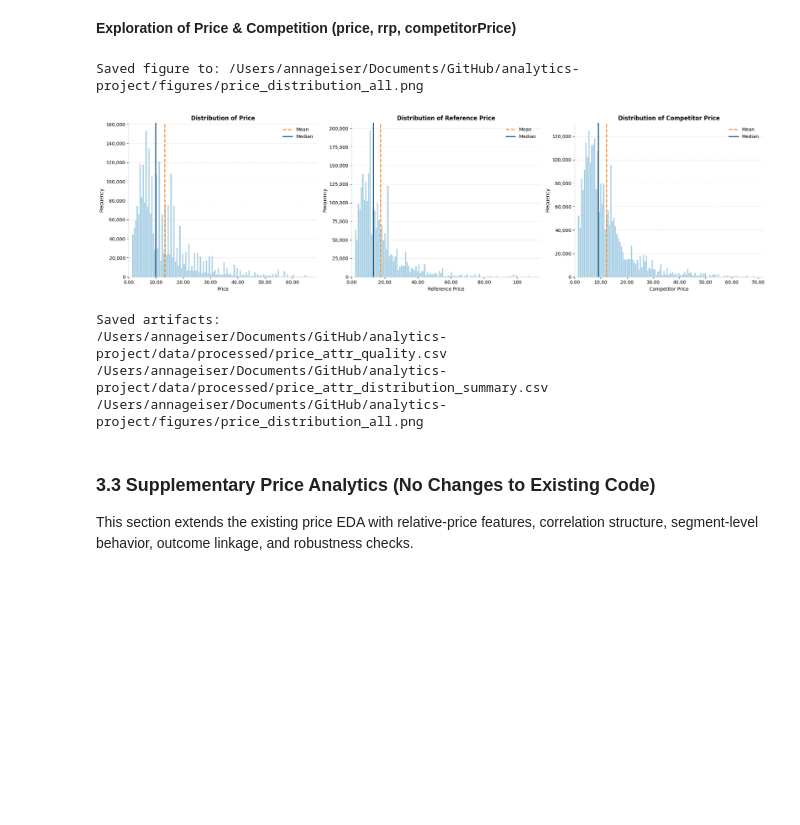
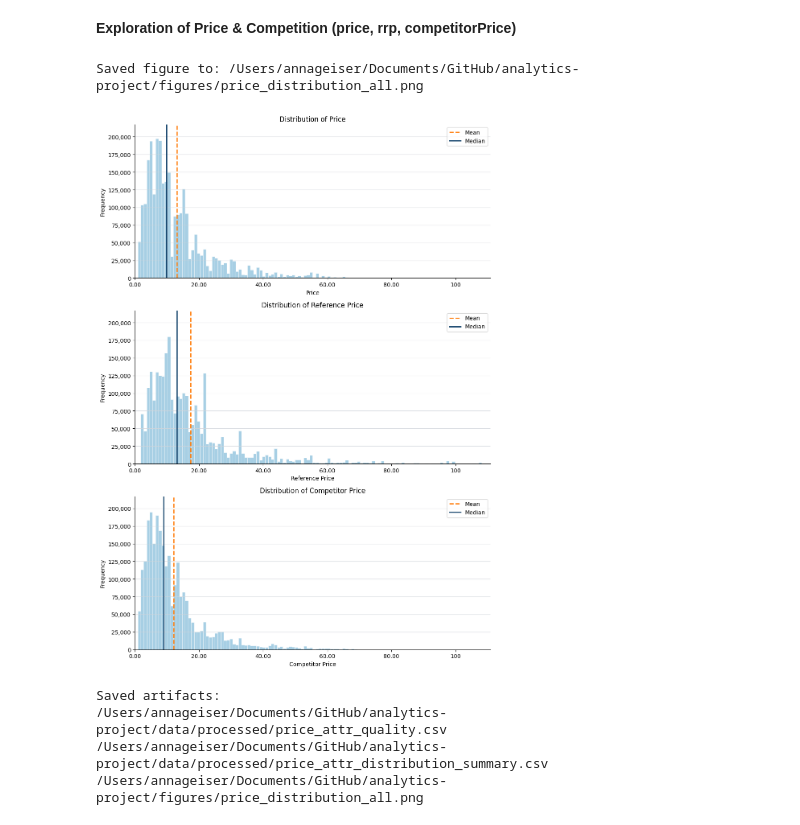
Before and after one commit to annageiser/analytics-project, a Jupyter notebook: main.ipynb, the cells around one changed output. Drawn from its saved outputs; the diff is of its cells as text; code cells hidden in the pictures; blank space fills up the shorter version.

Commit message:
Refactor code structure for improved readability and maintainability

```diff
--- a/main.ipynb
+++ b/main.ipynb
@@ -1186,7 +1186,7 @@ FIGURES_DIR.mkdir(parents=True, exist_ok=True)
 quality_tbl.to_csv(PROCESSED_DIR / "price_attr_quality.csv", index=False)
 summary_tbl.to_csv(PROCESSED_DIR / "price_attr_distribution_summary.csv", index=False)
 
-# 4) One combined figure with three side-by-side distributions
+# 4) One combined figure with three stacked distributions
 title_map = {
     "price": "Distribution of Price",
     "rrp": "Distribution of Reference Price",
@@ -1217,13 +1217,35 @@ for c in ATTRIBUTES:
         {
             "attribute": c,
             "series": plot_s,
-            "bins": fd_bin_count(plot_s.to_numpy()),
             "mean": float(plot_s.mean()),
             "median": float(plot_s.median()),
         }
     )
 
-fig, axes = plt.subplots(1, len(ATTRIBUTES), figsize=(20, 5.5))
+# Keep one common x-axis range across all three plots
+x_candidates = [float(spec["series"].max()) for spec in plot_specs if not spec["series"].empty]
+global_xmax = max(x_candidates) if x_candidates else 1.0
+if not np.isfinite(global_xmax) or global_xmax <= 0:
+    global_xmax = 1.0
+x_limit = global_xmax * 1.02
+
+# Keep one common bin width (same bin edges) across all three plots
+combined_values = np.concatenate([spec["series"].to_numpy() for spec in plot_specs if not spec["series"].empty])
+common_bins = fd_bin_count(combined_values, min_bins=30, max_bins=120) if combined_values.size else 30
+common_bins = max(common_bins, 1)
+common_bin_edges = np.linspace(0, x_limit, common_bins + 1)
+
+# Keep one common y-axis scale across all three plots
+global_ymax = 0
+for spec in plot_specs:
+    counts, _ = np.histogram(spec["series"], bins=common_bin_edges)
+    if counts.size:
+        global_ymax = max(global_ymax, int(counts.max()))
+if global_ymax <= 0:
+    global_ymax = 1
+y_limit = global_ymax * 1.10
+
+fig, axes = plt.subplots(len(ATTRIBUTES), 1, figsize=(10, 14), sharey=True, sharex=True)
 fig.patch.set_facecolor("white")
 
 if len(ATTRIBUTES) == 1:
@@ -1236,7 +1258,7 @@ for ax, spec in zip(axes, plot_specs):
     ax.set_facecolor("white")
     ax.hist(
         plot_s,
-        bins=spec["bins"],
+        bins=common_bin_edges,
         color=viz["primary_light"],
         alpha=0.9,
         edgecolor="white",
@@ -1244,40 +1266,39 @@ for ax, spec in zip(axes, plot_specs):
     )
 
     ax.axvline(spec["mean"], color=viz["highlight"], linestyle="--", linewidth=2, label="Mean")
     ax.axvline(spec["median"], color=viz["primary_dark"], linestyle="-", linewidth=2, label="Median")
 
     ax.set_title(title_map[c])
     ax.set_xlabel(x_label_map[c])
     ax.set_ylabel("Frequency")
-    ax.set_xlim(left=0)
+    ax.set_xlim(0, x_limit)
+    ax.set_ylim(0, y_limit)
 
     ax.spines["top"].set_visible(False)
     ax.spines["right"].set_visible(False)
     ax.grid(axis="y", alpha=0.8, color=viz["neutral_light"])
     ax.yaxis.set_major_formatter(FuncFormatter(lambda v, _: f"{int(v):,}"))
     ax.xaxis.set_major_formatter(FuncFormatter(readable_x))
+    ax.tick_params(axis="x", labelbottom=True)
+
     ax.legend(loc="upper right")
 
 fig.tight_layout()
 combined_path = FIGURES_DIR / "price_distribution_all.png"
 fig.savefig(combined_path, dpi=300, bbox_inches="tight")
 print(f"Saved figure to: {combined_path.resolve()}")
 plt.show()
 plt.close(fig)
 
 # 5) Minimal console output
 print("Saved artifacts:")
 print((PROCESSED_DIR / "price_attr_quality.csv").resolve())
 print((PROCESSED_DIR / "price_attr_distribution_summary.csv").resolve())
 print(combined_path.resolve())
 # %% [output]
 Saved figure to: /Users/annageiser/Documents/GitHub/analytics-project/figures/price_distribution_all.png
-[figure, old version]
+[figure, new version]
 Saved artifacts:
 /Users/annageiser/Documents/GitHub/analytics-project/data/processed/price_attr_quality.csv
 /Users/annageiser/Documents/GitHub/analytics-project/data/processed/price_attr_distribution_summary.csv
 /Users/annageiser/Documents/GitHub/analytics-project/figures/price_distribution_all.png
-# %% [markdown]
-### 3.3 Supplementary Price Analytics (No Changes to Existing Code)
-
-This section extends the existing price EDA with relative-price features, correlation structure, segment-level behavior, outcome linkage, and robustness checks.
```
Also changed, not shown: parts of 1 cell of this notebook, 1 other file.
